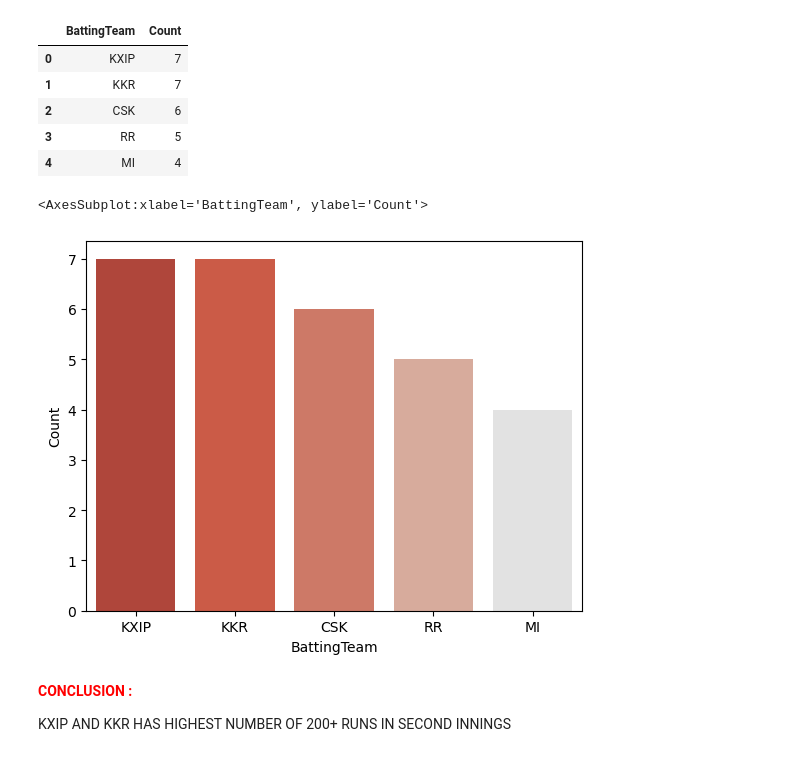
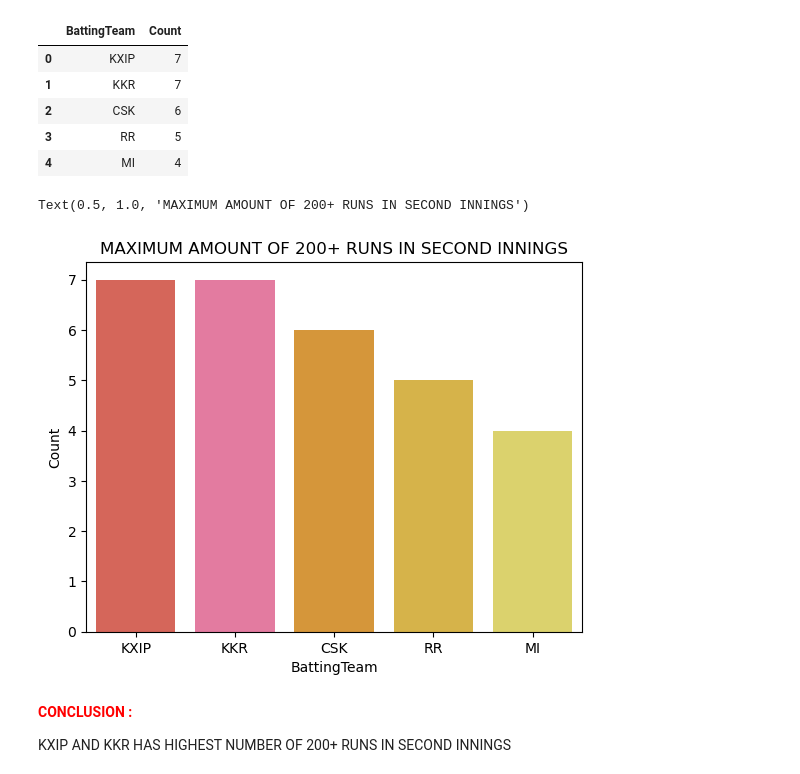
Before and after one commit to saishetty98/IPL_Data_Analysis_2008-2022, a Jupyter notebook: IPL Data Analysis.ipynb, the cells around one changed output. Cells and saved outputs as stored; diff of their text form; code cells hidden in the pictures.

```diff
--- a/IPL Data Analysis.ipynb
+++ b/IPL Data Analysis.ipynb
@@ -104,8 +104,8 @@ Y=df_kohli['kind'].value_counts().values
 import plotly.graph_objs as go
 from plotly.offline import iplot
 # %%
-colors=["#1984c5", "#22a7f0", "#63bff0", "#a7d5ed", "#e2e2e2", "#e1a692", "#de6e56", "#e14b31", "#c23728"]
-fig = go.Figure(data=[go.Pie(labels=X, values=Y,marker=dict(colors=colors[::-1]))])
+colors=['#ea5545', '#f46a9b', '#ef9b20', '#edbf33', '#ede15b', '#bdcf32', '#87bc45', '#27aeef', '#b33dc6']
+fig = go.Figure(data=[go.Pie(labels=X, values=Y,marker=dict(colors=colors))])
 fig.update_traces(textinfo='label')
 fig.show()
 # %% [output]
@@ -518,10 +500,11 @@ max_200_2nd.head()
 | 3 | RR | 5 |
 | 4 | MI | 4 |
 # %%
-sns.barplot(x=max_200_2nd['BattingTeam'],y=max_200_2nd['Count'],data=max_200_2nd,palette=colors[::-1])
+sns.barplot(x=max_200_2nd['BattingTeam'],y=max_200_2nd['Count'],data=max_200_2nd,palette=colors)
+plt.title('MAXIMUM AMOUNT OF 200+ RUNS IN SECOND INNINGS')
 # %% [output]
-<AxesSubplot:xlabel='BattingTeam', ylabel='Count'>
+Text(0.5, 1.0, 'MAXIMUM AMOUNT OF 200+ RUNS IN SECOND INNINGS')
-[figure, old version]
+[figure, new version]
 # %% [markdown]
 <p style="color:red;"><b>CONCLUSION :</b> </p> KXIP AND KKR  HAS HIGHEST NUMBER OF 200+ RUNS IN SECOND INNINGS
 # %% [markdown]
```
Also changed, not shown: parts of 10 cells of this notebook.
